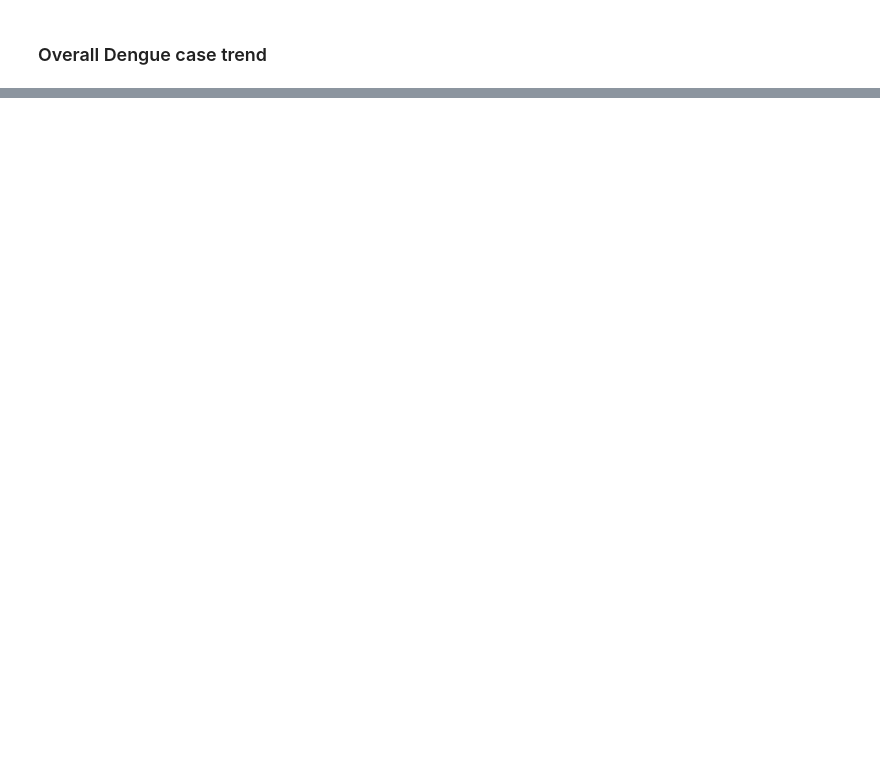
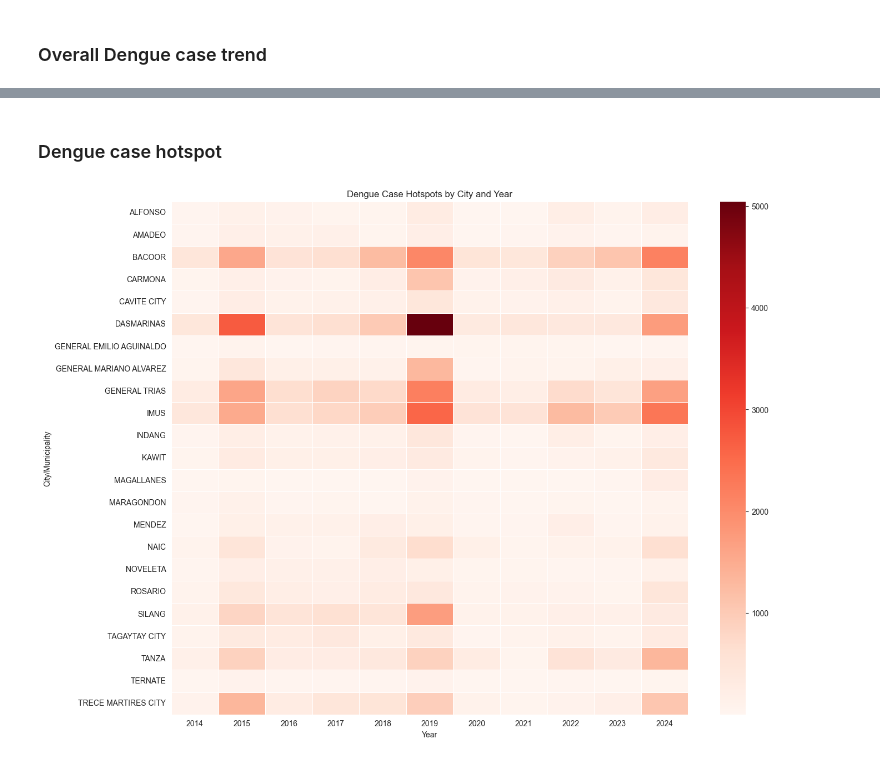
Before and after one commit to Codeit-Michael/Dengue-Case-Forecasting, a Jupyter notebook: 10yrData_Descriptive_Analysis/analysis/dengue-case-analysis.ipynb, the cells around one changed output, grey strips where cells are left out. Cells and saved outputs as stored; diff of their text form; code cells hidden in the pictures; blank space fills up the shorter version.

```diff
--- a/10yrData_Descriptive_Analysis/analysis/dengue-case-analysis.ipynb
+++ b/10yrData_Descriptive_Analysis/analysis/dengue-case-analysis.ipynb
@@ -38,0 +106,11 @@ dengue_case.head()
+# %% [markdown]
+### Dengue case hotspot
+# %%
+heatmap_data = dengue_case.pivot_table(values="Cases", index="City/Municipality", columns="Year", aggfunc="sum").fillna(0)
+
+plt.figure(figsize=(15,12))
+sns.heatmap(heatmap_data, cmap="Reds", annot=False, linewidths=.5)
+plt.title("Dengue Case Hotspots by City and Year")
+plt.show()
+# %% [output]
+[figure, added]
```
Also changed, not shown: parts of 11 cells of this notebook.
